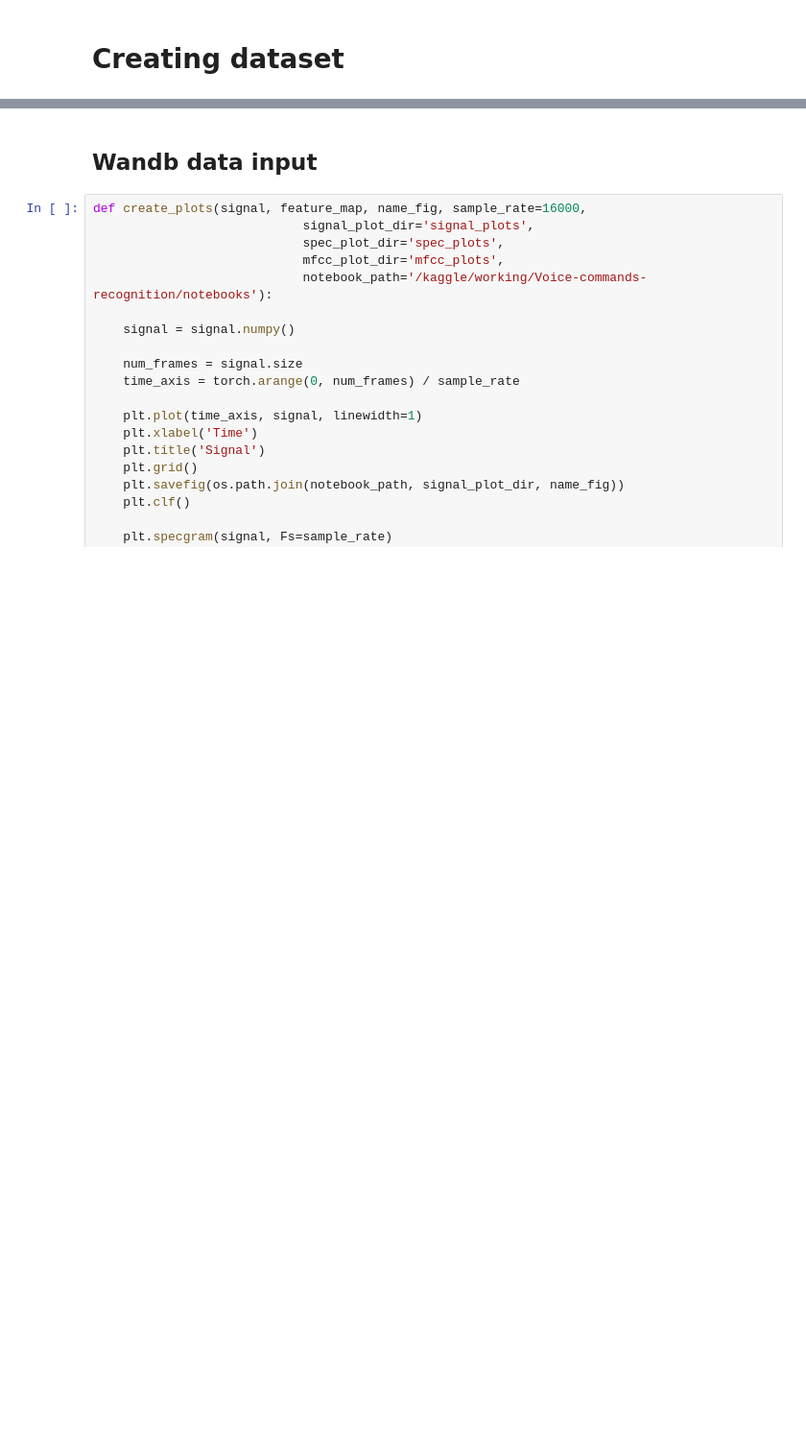
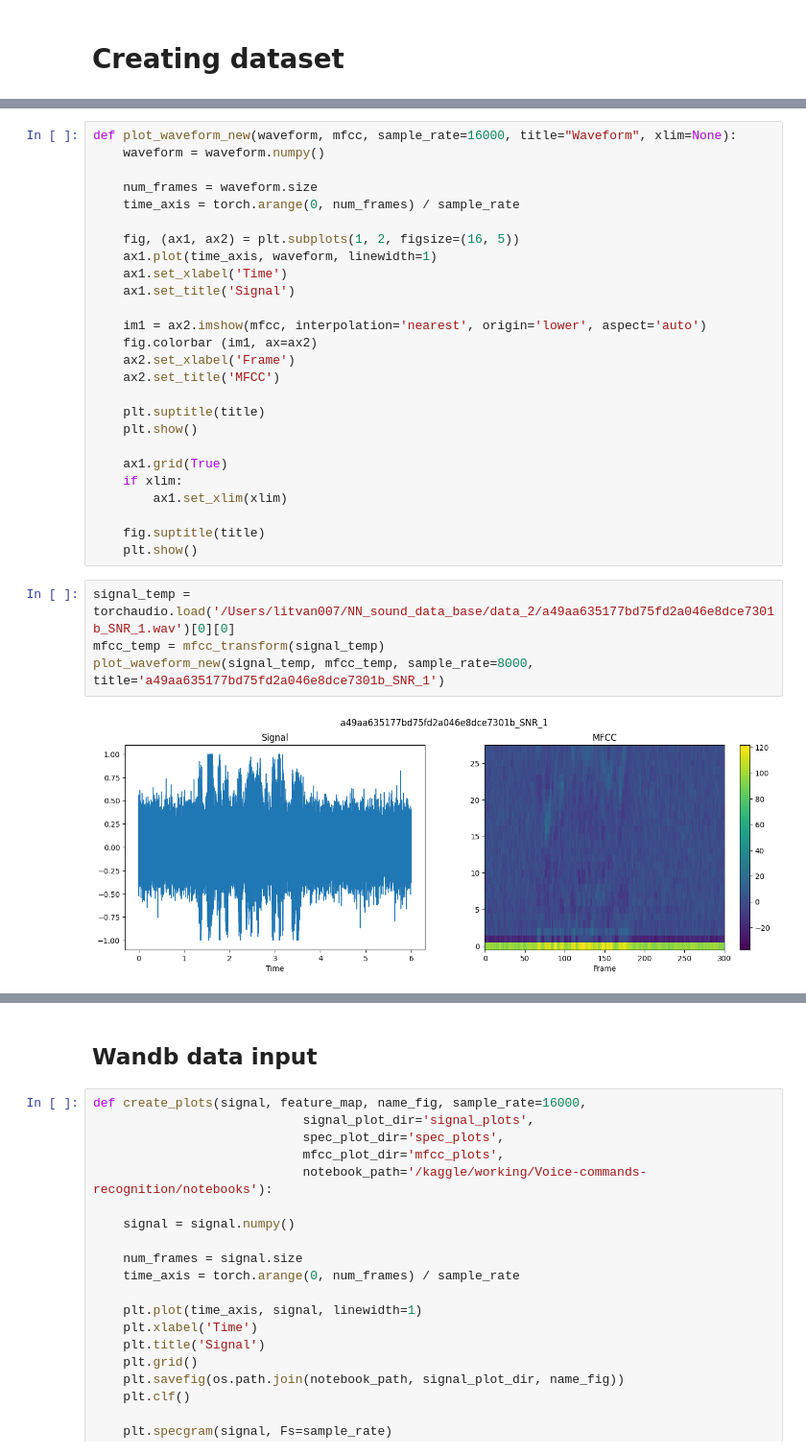
Before and after one commit to litvan007/Voice-commands-recognition, a Jupyter notebook: notebooks/NN_rec_for_Kaggle.ipynb, the cells around one changed output, grey strips where cells are left out. Shown at 96% size. Drawn from its saved outputs; the diff is of its cells as text; blank space fills up the shorter version.

```diff
--- a/notebooks/NN_rec_for_Kaggle.ipynb
+++ b/notebooks/NN_rec_for_Kaggle.ipynb
@@ -227,3 +249,35 @@ data_set = {
             'test': Sound_dataset_commands(rootdir=data_path, subset=test_subset, transform=transform)
            }
 c = itertools.cycle(data_set['train'])
+# %%
+def plot_waveform_new(waveform, mfcc, sample_rate=16000, title="Waveform", xlim=None):
+    waveform = waveform.numpy()
+
+    num_frames = waveform.size
+    time_axis = torch.arange(0, num_frames) / sample_rate
+
+    fig, (ax1, ax2) = plt.subplots(1, 2, figsize=(16, 5))
+    ax1.plot(time_axis, waveform, linewidth=1)
+    ax1.set_xlabel('Time')
+    ax1.set_title('Signal')
+
+    im1 = ax2.imshow(mfcc, interpolation='nearest', origin='lower', aspect='auto')
+    fig.colorbar (im1, ax=ax2)
+    ax2.set_xlabel('Frame')
+    ax2.set_title('MFCC')
+
+    plt.suptitle(title)
+    plt.show()
+
+    ax1.grid(True)
+    if xlim:
+        ax1.set_xlim(xlim)
+
+    fig.suptitle(title)
+    plt.show()
+# %%
+signal_temp = torchaudio.load('/Users/litvan007/NN_sound_data_base/data_2/a49aa635177bd75fd2a046e8dce7301b_SNR_1.wav')[0][0]
+mfcc_temp = mfcc_transform(signal_temp)
+plot_waveform_new(signal_temp, mfcc_temp, sample_rate=8000, title='a49aa635177bd75fd2a046e8dce7301b_SNR_1')
+# %% [output]
+[figure, added]
```
Also changed, not shown: parts of 30 cells of this notebook, 9 other files.
